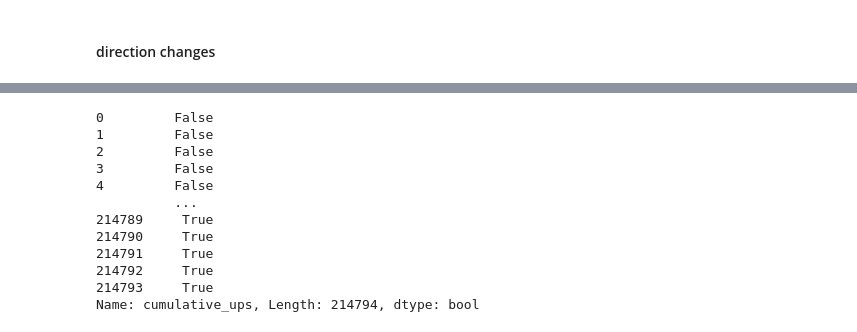
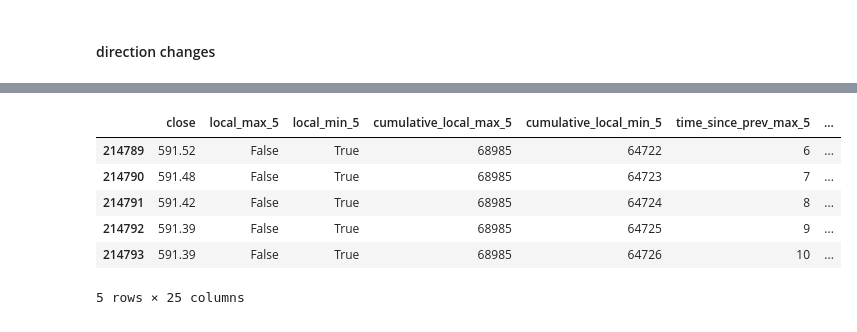
Before and after one commit to hub-Abhishek/AthenaInsights, a Jupyter notebook: notebooks/data_cleaning/feature_prep_4_other_features.ipynb, the cells around one changed output, grey strips where cells are left out. Cells and saved outputs as stored; diff of their text form; code cells hidden in the pictures.

```diff
--- a/notebooks/data_cleaning/feature_prep_4_other_features.ipynb
+++ b/notebooks/data_cleaning/feature_prep_4_other_features.ipynb
@@ -149,16 +107,26 @@ Name: cumulative_ups, Length: 224, dtype: int64
-# %%
-# spy_1m_df.groupby('date')['cumulative_ups'].transform(lambda x: x.max())
-spy_1m_df.groupby('date')['cumulative_ups'].transform(lambda x: x.max())
-# %% [output]
-0         False
-1         False
-2         False
-3         False
-4         False
-          ...
-214789     True
-214790     True
-214791     True
-214792     True
-214793     True
-Name: cumulative_ups, Length: 214794, dtype: bool
+# %%
+fields = []
+for window_size in [5, 10, 15, 30]:
+    spy_1m_df[f'local_max_{window_size}'] = (spy_1m_df['close'] >= spy_1m_df['close'].rolling(window=window_size, closed='left').max())
+    spy_1m_df[f'local_min_{window_size}'] = (spy_1m_df['close'] <= spy_1m_df['close'].rolling(window=window_size, closed='left').min())
+
+    # Cumulative count of rolling local maxima and minima
+    spy_1m_df[f'cumulative_local_max_{window_size}'] = spy_1m_df[f'local_max_{window_size}'].cumsum()
+    spy_1m_df[f'cumulative_local_min_{window_size}'] = spy_1m_df[f'local_min_{window_size}'].cumsum()
+
+    distance_to_last_one = (spy_1m_df[f'local_max_{window_size}'].groupby((spy_1m_df[f'local_max_{window_size}'] == 1).cumsum()).cumcount()) * (spy_1m_df[f'local_max_{window_size}'] == 0)
+    spy_1m_df[f'time_since_prev_max_{window_size}'] = distance_to_last_one
+
+    distance_to_last_one = (spy_1m_df[f'local_min_{window_size}'].groupby((spy_1m_df[f'local_min_{window_size}'] == 1).cumsum()).cumcount()) * (spy_1m_df[f'local_min_{window_size}'] == 0)
+    spy_1m_df[f'time_since_prev_min_{window_size}'] = distance_to_last_one
+    fields += [f'local_max_{window_size}', f'local_min_{window_size}', f'cumulative_local_max_{window_size}', f'cumulative_local_min_{window_size}', f'time_since_prev_max_{window_size}', f'time_since_prev_min_{window_size}']
+# %%
+spy_1m_df[['close'] + fields].tail()
+# %% [output]
+|  | close | local_max_5 | local_min_5 | cumulative_local_max_5 | cumulative_local_min_5 | time_since_prev_max_5 | ... |
+| 214789 | 591.52 | False | True | 68985 | 64722 | 6 | ... |
+| 214790 | 591.48 | False | True | 68985 | 64723 | 7 | ... |
+| 214791 | 591.42 | False | True | 68985 | 64724 | 8 | ... |
+| 214792 | 591.39 | False | True | 68985 | 64725 | 9 | ... |
+| 214793 | 591.39 | False | True | 68985 | 64726 | 10 | ... |
+5 rows × 25 columns
```
Also changed, not shown: parts of 10 cells of this notebook, 5 other files.
